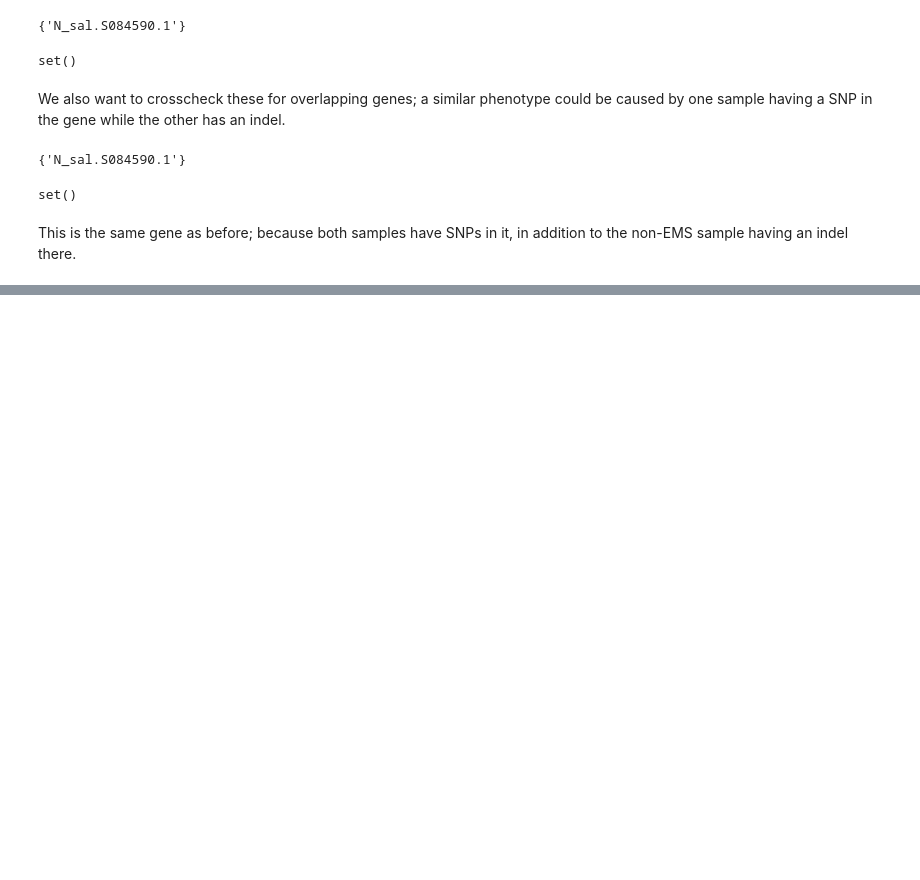
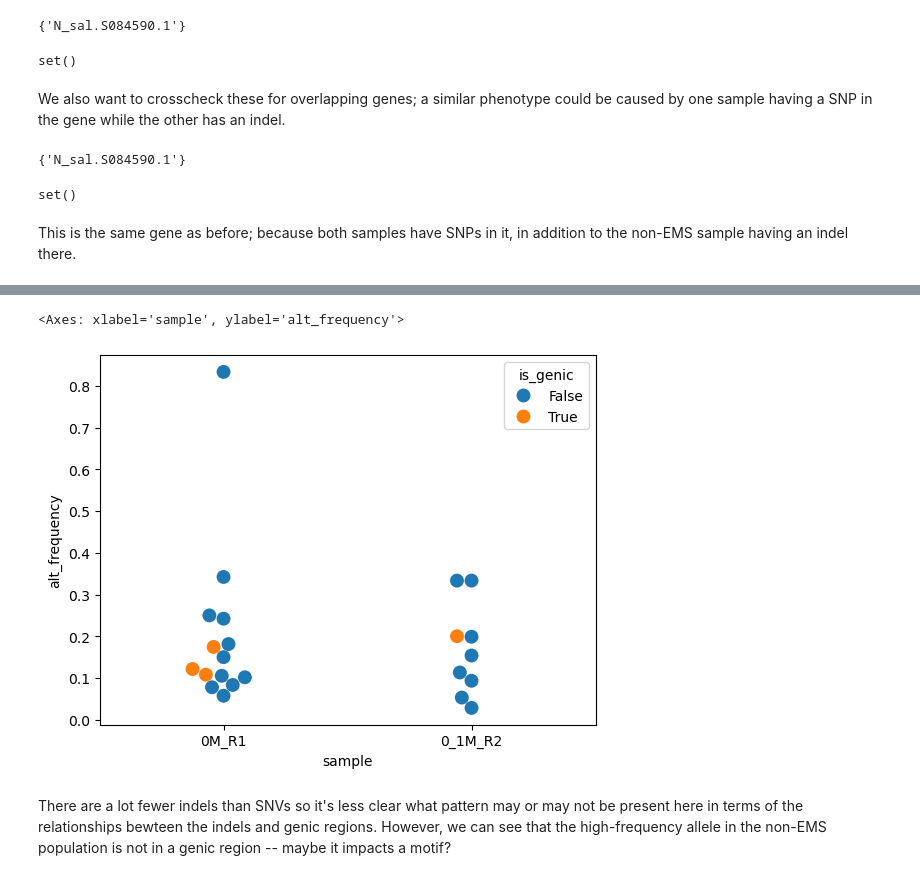
Before and after one commit to serenalotreck/evolved-nanno, a Jupyter notebook: notebooks/variant_exploration.ipynb, the cells around one changed output, grey strips where cells are left out. Saved outputs shown, nothing was run; the diff lists cells and outputs as text; code cells hidden in the pictures; blank space fills up the shorter version.

```diff
--- a/notebooks/variant_exploration.ipynb
+++ b/notebooks/variant_exploration.ipynb
@@ -342,0 +517,16 @@ Now that we have some candidate genes, we want to
+# %%
+indel_intersects_0M_R1['indel_id'] = indel_intersects_0M_R1[0] + '_' + indel_intersects_0M_R1[1].astype('str') + '_' + indel_intersects_0M_R1[3] + '_' + indel_intersects_0M_R1[4]
+indel2gene_0M_R1 = indel_intersects_0M_R1[['indel_id', 'gene_name']].set_index('indel_id').to_dict()['gene_name']
+# %%
+indel_intersects_0_1M_R2['indel_id'] = indel_intersects_0_1M_R2[0] + '_' + indel_intersects_0_1M_R2[1].astype('str') + '_' + indel_intersects_0_1M_R2[3] + '_' + indel_intersects_0_1M_R2[4]
+indel2gene_0_1M_R2 = indel_intersects_0_1M_R2[['indel_id', 'gene_name']].set_index('indel_id').to_dict()['gene_name']
+# %%
+indel_for_swarm = [(k, indel_id, freq, True if indel_id in indel_intersects_0M_R1['indel_id'].tolist() + indel_intersects_0_1M_R2['indel_id'].tolist() else False)
+             for k, v in
+             {'0M_R1': indel_freqs_0M_R1,
+                 '0_1M_R2': indel_freqs_0_1M_R2}.items()
+             for indel_id, freq in v.items()]
+
+
+indel_for_swarm_df = pd.DataFrame.from_records(indel_for_swarm, columns=['sample', 'indel_id', 'alt_frequency', 'is_genic'])
+indel_for_swarm_df.head()
@@ -342,0 +540,7 @@ Now that we have some candidate genes, we want to
+# %%
+sns.swarmplot(data=indel_for_swarm_df, x='sample', y='alt_frequency', hue='is_genic', size=10)
+# %% [output]
+<Axes: xlabel='sample', ylabel='alt_frequency'>
+[figure, added]
+# %% [markdown]
+There are a lot fewer indels than SNVs so it's less clear what pattern may or may not be present here in terms of the relationships bewteen the indels and genic regions. However, we can see that the high-frequency allele in the non-EMS population is not in a genic region -- maybe it impacts a motif?
```
Also changed, not shown: parts of 57 cells of this notebook.
